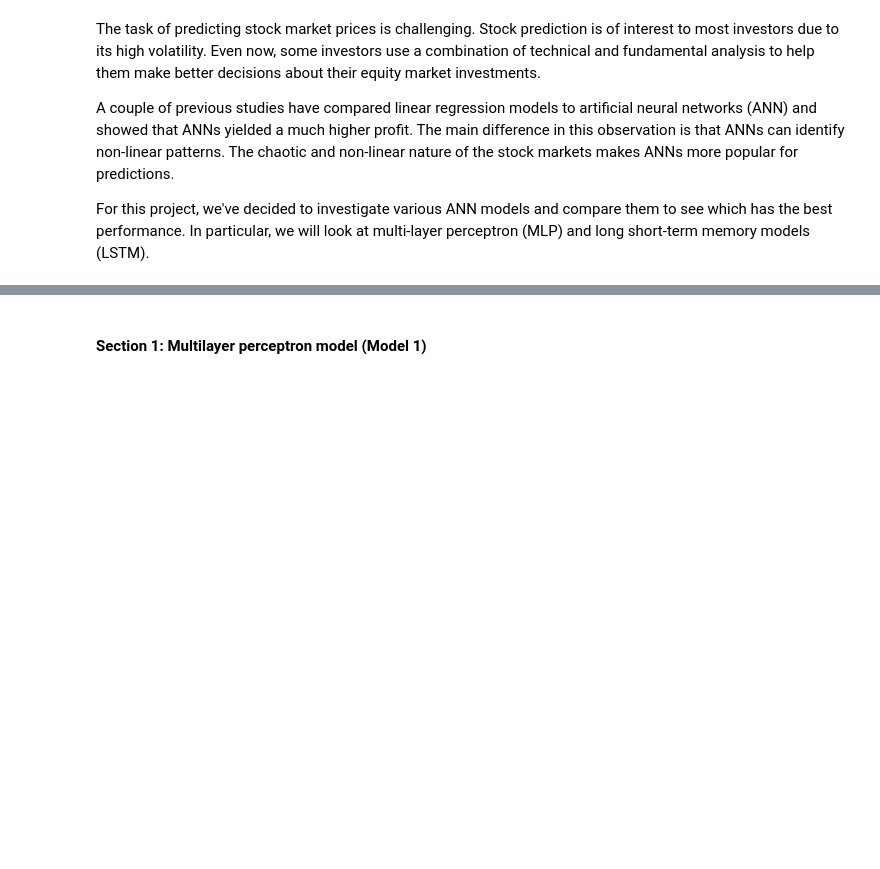
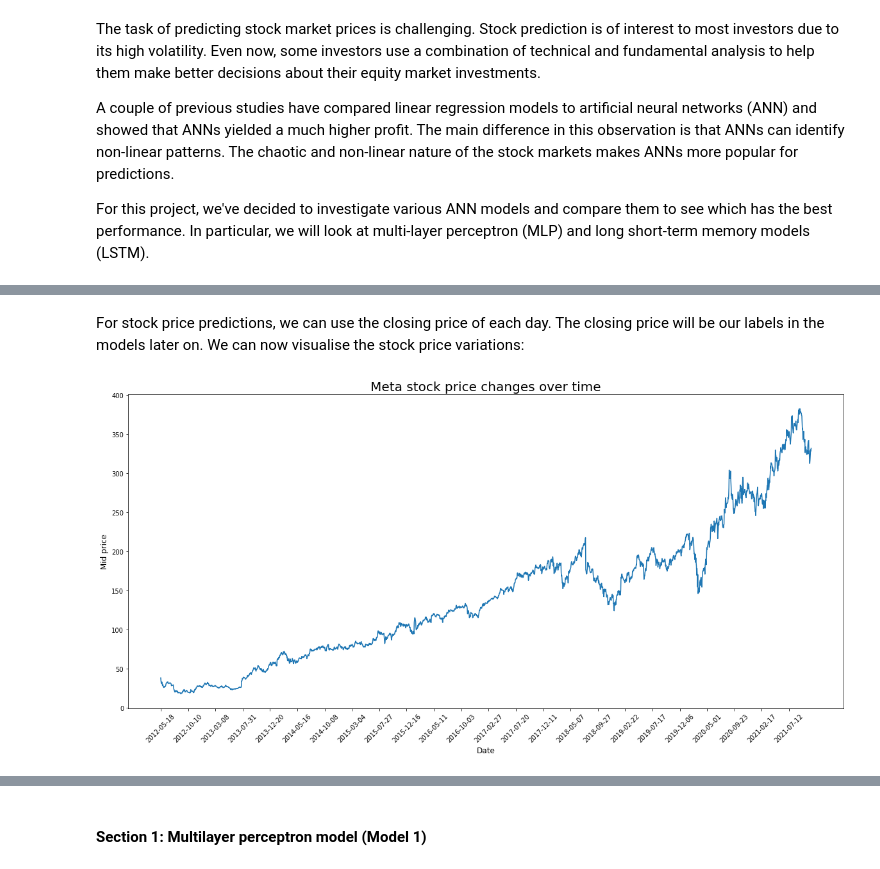
Before and after one commit to rachelsohzc/Simple-stock-prediction-with-ANN, a Jupyter notebook: Report.ipynb, the cells around one changed output, grey strips where cells are left out. Drawn from its saved outputs; the diff is of its cells as text; code cells hidden in the pictures; blank space fills up the shorter version.

```diff
--- a/Report.ipynb
+++ b/Report.ipynb
@@ -12,0 +21,6 @@ For this project, we've decided to investigate various ANN models and compare th
+# %%
+url = 'FB.csv'
+meta = pd.read_csv(url)
+meta = meta.dropna(how='any',axis=0) #If there is missing data
+meta['Date'].apply(pd.to_datetime) #For ease of adjusting dates later on
+len(meta.index)
@@ -12,0 +29,5 @@ For this project, we've decided to investigate various ANN models and compare th
+# %%
+meta = meta[['Close'] + [col for col in meta if col not in ['Adj Close', 'Close']] + ['Adj Close']]
+# %%
+meta = meta.sort_values('Date')
+meta.head()
@@ -12,0 +41,12 @@ For this project, we've decided to investigate various ANN models and compare th
+# %% [markdown]
+For stock price predictions, we can use the closing price of each day. The closing price will be our labels in the models later on. We can now visualise the stock price variations:
+# %%
+plt.figure(figsize = (20,9))
+plt.plot(meta.Date, meta.Close)
+plt.xticks(range(0,meta.shape[0],100),meta['Date'].loc[::100],rotation=45)
+plt.xlabel('Date',fontsize=12)
+plt.ylabel('Mid price',fontsize=12)
+plt.title('Meta stock price changes over time',fontsize=20)
+plt.show()
+# %% [output]
+[figure, added]
```
Also changed, not shown: parts of 14 cells of this notebook.
